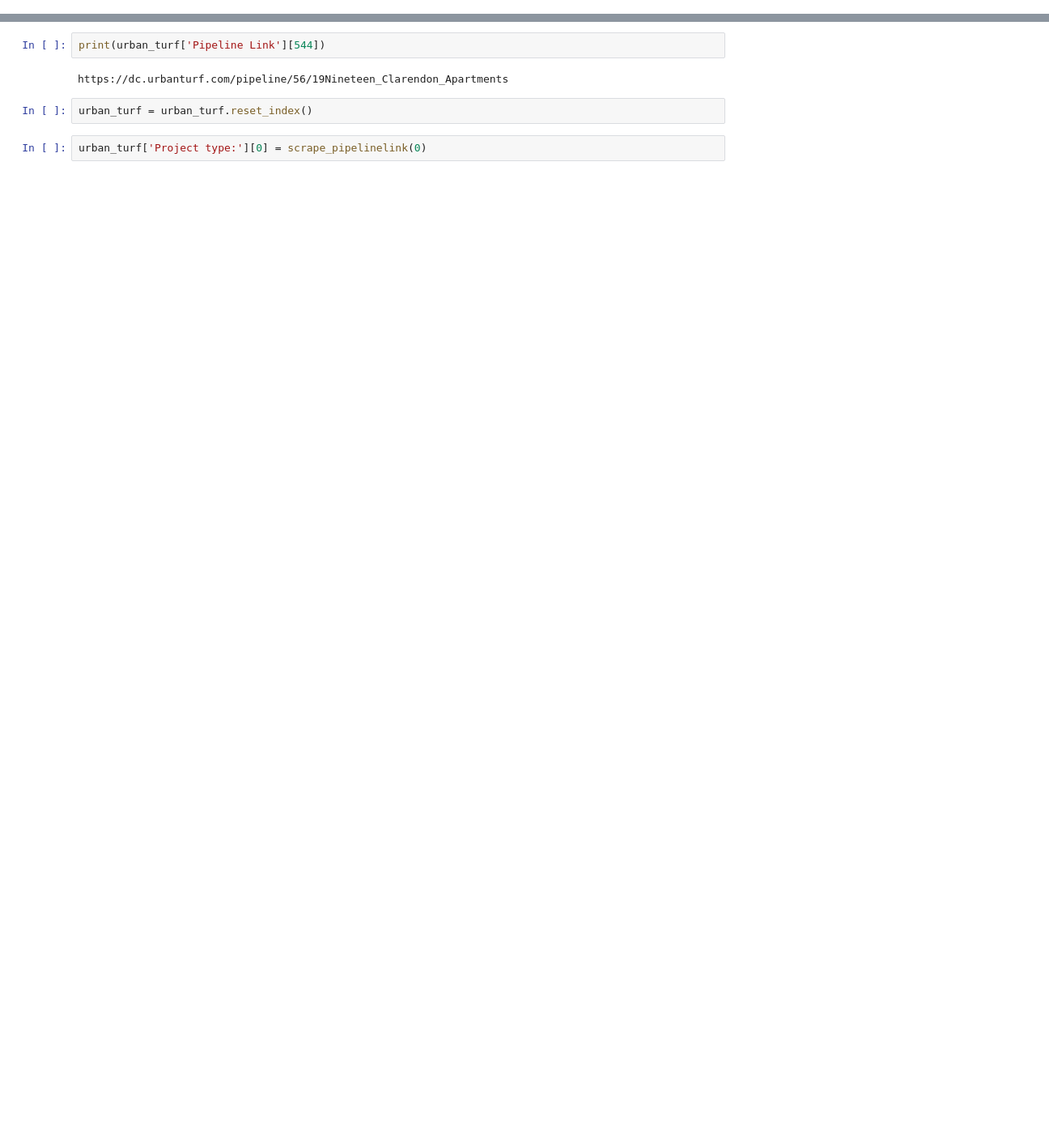
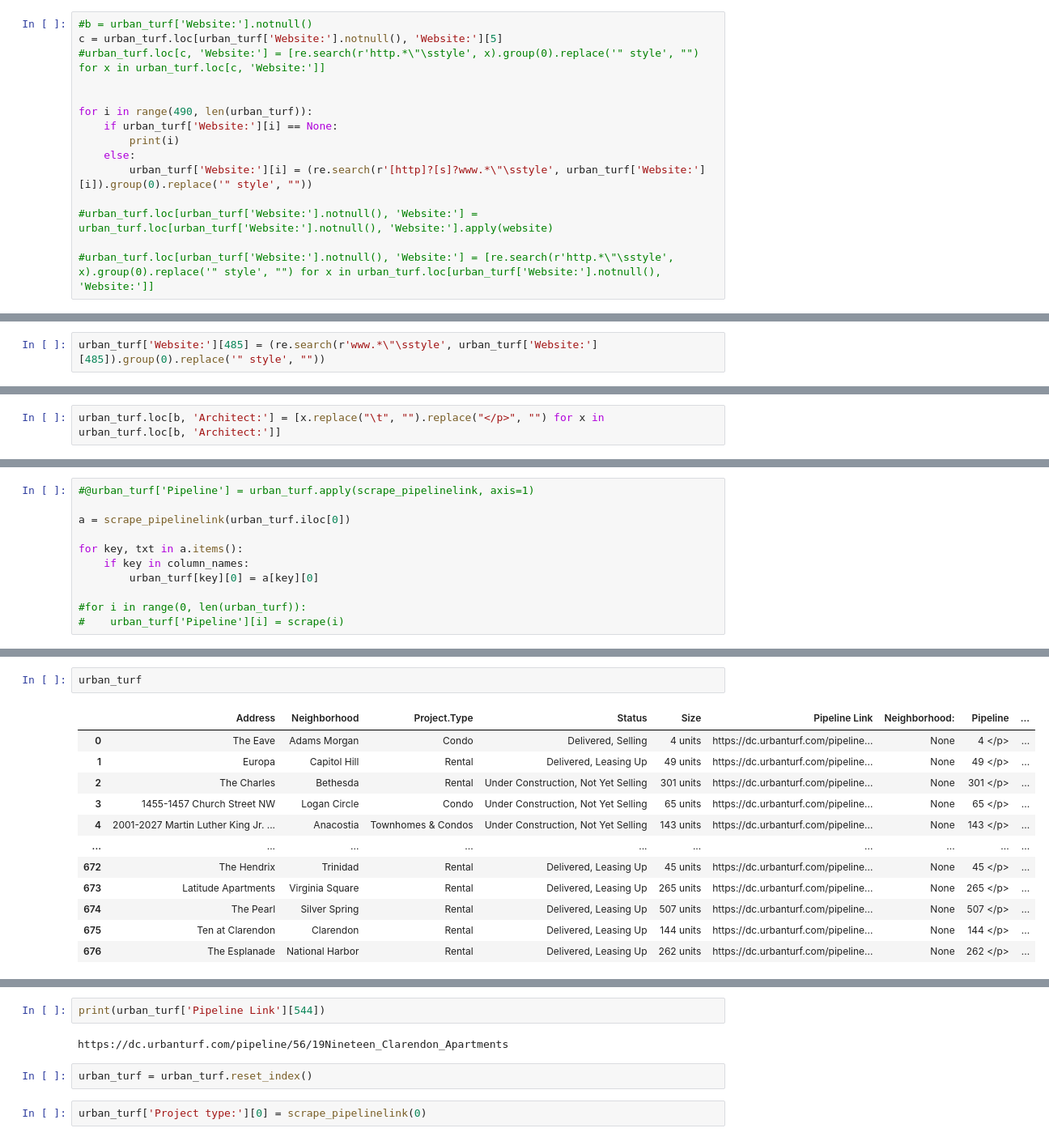
Before and after one commit to absillers/folium_map, a Jupyter notebook: urban_turf.ipynb, the cells around one changed output, grey strips where cells are left out. Shown: that part at 81% size. Cells and saved outputs as stored; diff of their text form; blank space fills up the shorter version.

Commit message:
cleaned website

```diff
--- a/urban_turf.ipynb
+++ b/urban_turf.ipynb
@@ -286,0 +177,15 @@ def scrape_pipelinelink(row):
+# %%
+#b = urban_turf['Website:'].notnull()
+c = urban_turf.loc[urban_turf['Website:'].notnull(), 'Website:'][5]
+#urban_turf.loc[c, 'Website:'] = [re.search(r'http.*\"\sstyle', x).group(0).replace('" style', "") for x in urban_turf.loc[c, 'Website:']]
+
+
+for i in range(490, len(urban_turf)):
+    if urban_turf['Website:'][i] == None:
+        print(i)
+    else:
+        urban_turf['Website:'][i] = (re.search(r'[http]?[s]?www.*\"\sstyle', urban_turf['Website:'][i]).group(0).replace('" style', ""))
+
+#urban_turf.loc[urban_turf['Website:'].notnull(), 'Website:'] = urban_turf.loc[urban_turf['Website:'].notnull(), 'Website:'].apply(website)
+
+#urban_turf.loc[urban_turf['Website:'].notnull(), 'Website:'] = [re.search(r'http.*\"\sstyle', x).group(0).replace('" style', "") for x in urban_turf.loc[urban_turf['Website:'].notnull(), 'Website:']]
@@ -286,0 +214,2 @@ def scrape_pipelinelink(row):
+# %%
+urban_turf['Website:'][485] = (re.search(r'www.*\"\sstyle', urban_turf['Website:'][485]).group(0).replace('" style', ""))
@@ -286,0 +251,2 @@ def scrape_pipelinelink(row):
+# %%
+urban_turf.loc[b, 'Architect:'] = [x.replace("\t", "").replace("</p>", "") for x in urban_turf.loc[b, 'Architect:']]
@@ -286,0 +271,11 @@ def scrape_pipelinelink(row):
+# %%
+#@urban_turf['Pipeline'] = urban_turf.apply(scrape_pipelinelink, axis=1)
+
+a = scrape_pipelinelink(urban_turf.iloc[0])
+
+for key, txt in a.items():
+    if key in column_names:
+        urban_turf[key][0] = a[key][0]
+
+#for i in range(0, len(urban_turf)):
+#    urban_turf['Pipeline'][i] = scrape(i)
@@ -286,0 +300,15 @@ def scrape_pipelinelink(row):
+# %%
+urban_turf
+# %% [output]
+|  | Address | Neighborhood | Project.Type | Status | Size | Pipeline Link | Neighborhood: | Pipeline | ... |
+| 0 | The Eave | Adams Morgan | Condo | Delivered, Selling | 4 units | https://dc.urbanturf.com/pipeline... | None | 4 </p> | ... |
+| 1 | Europa | Capitol Hill | Rental | Delivered, Leasing Up | 49 units | https://dc.urbanturf.com/pipeline... | None | 49 </p> | ... |
+| 2 | The Charles | Bethesda | Rental | Under Construction, Not Yet Selling | 301 units | https://dc.urbanturf.com/pipeline... | None | 301 </p> | ... |
+| 3 | 1455-1457 Church Street NW | Logan Circle | Condo | Under Construction, Not Yet Selling | 65 units | https://dc.urbanturf.com/pipeline... | None | 65 </p> | ... |
+| 4 | 2001-2027 Martin Luther King Jr. ... | Anacostia | Townhomes & Condos | Under Construction, Not Yet Selling | 143 units | https://dc.urbanturf.com/pipeline... | None | 143 </p> | ... |
+| ... | ... | ... | ... | ... | ... | ... | ... | ... | ... |
+| 672 | The Hendrix | Trinidad | Rental | Delivered, Leasing Up | 45 units | https://dc.urbanturf.com/pipeline... | None | 45 </p> | ... |
+| 673 | Latitude Apartments | Virginia Square | Rental | Delivered, Leasing Up | 265 units | https://dc.urbanturf.com/pipeline... | None | 265 </p> | ... |
+| 674 | The Pearl | Silver Spring | Rental | Delivered, Leasing Up | 507 units | https://dc.urbanturf.com/pipeline... | None | 507 </p> | ... |
+| 675 | Ten at Clarendon | Clarendon | Rental | Delivered, Leasing Up | 144 units | https://dc.urbanturf.com/pipeline... | None | 144 </p> | ... |
+| 676 | The Esplanade | National Harbor | Rental | Delivered, Leasing Up | 262 units | https://dc.urbanturf.com/pipeline... | None | 262 </p> | ... |
```
Also changed, not shown: parts of 25 cells of this notebook.
